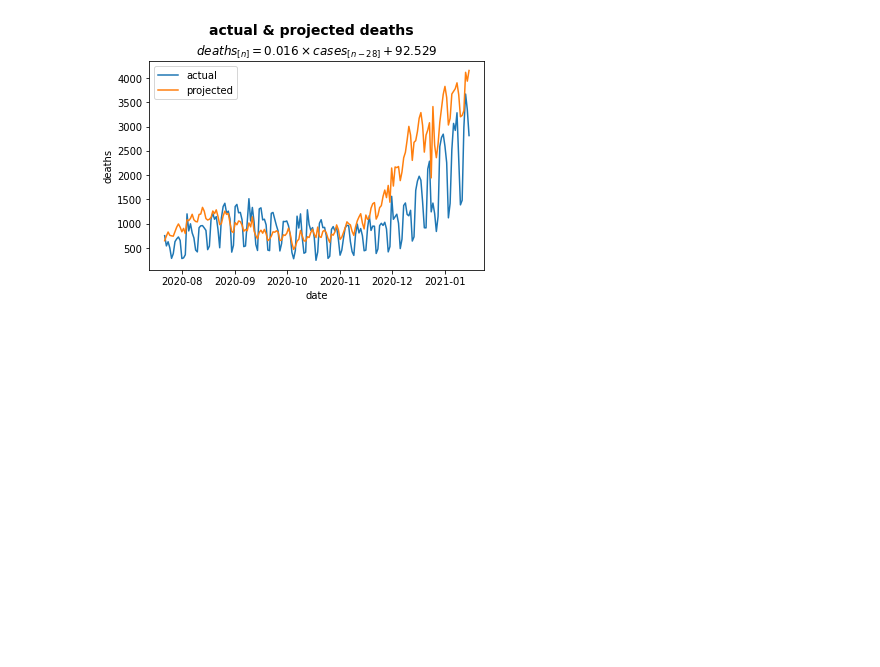
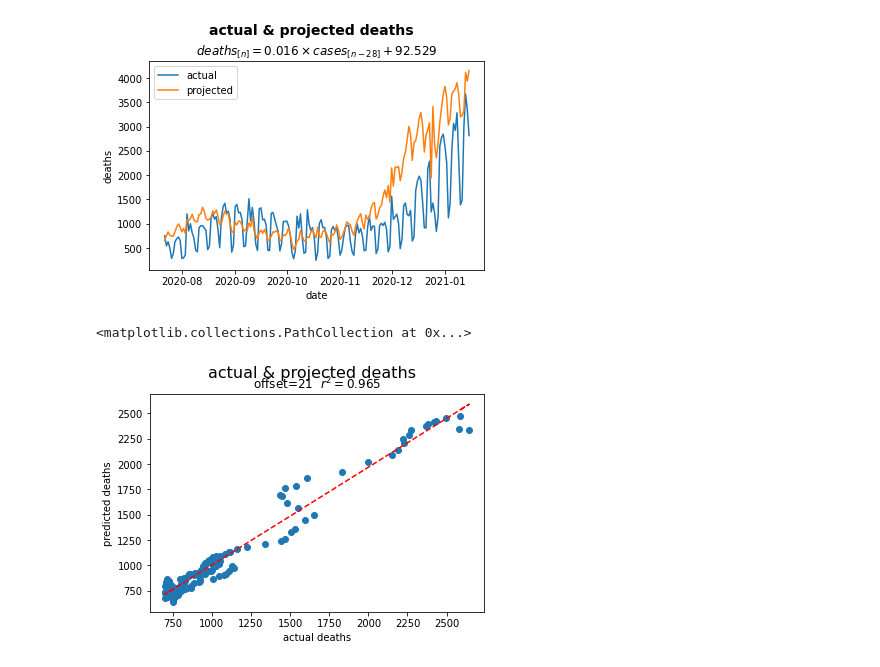
Before and after one commit to dkackman/covid, a Jupyter notebook: covid-linear-regression.ipynb, the cells around one changed output. Drawn from its saved outputs; the diff is of its cells as text; code cells hidden in the pictures; blank space fills up the shorter version.

Commit message:
scatter plots

```diff
--- a/covid-linear-regression.ipynb
+++ b/covid-linear-regression.ipynb
@@ -87,3 +87,19 @@ ax.legend()
 plt.show()
 # %% [output]
 [figure]
+# %%
+model, r2, predictions, deaths, offset = FindBestModelOffset(new_cases_smoothed, new_deaths_smoothed, 45)
+fig = plt.figure()
+fig.suptitle('actual & projected deaths', fontsize=16)
+ax = fig.add_subplot(111)
+ax.set_title(rf"offset={offset}  $r^2={round(r2,3)}$")
+
+plt.xlabel("actual deaths")
+plt.ylabel("predicted deaths")
+z = np.polyfit(deaths, predictions, 1)
+p = np.poly1d(z)
+plt.plot(deaths,p(deaths),"r--")
+plt.scatter(deaths, predictions)
+# %% [output]
+<matplotlib.collections.PathCollection at 0x...>
+[figure, added]
```
Also changed, not shown: 3 other files.
